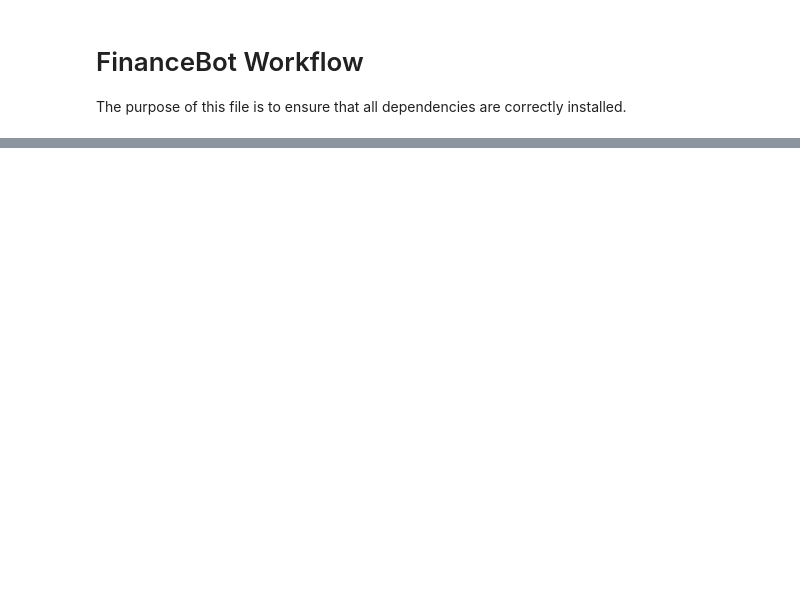
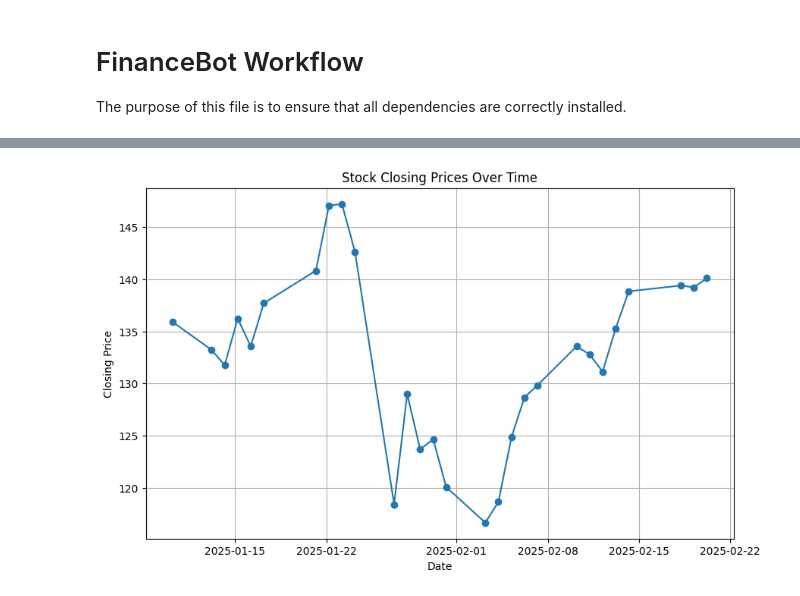
Before and after one commit to txpetrin/GenAI_Final, a Jupyter notebook: Code/Workflow/pipeline.ipynb, the cells around one changed output, grey strips where cells are left out. Drawn from its saved outputs; the diff is of its cells as text; code cells hidden in the pictures; blank space fills up the shorter version.

```diff
--- a/Code/Workflow/pipeline.ipynb
+++ b/Code/Workflow/pipeline.ipynb
@@ -123,0 +126,8 @@ pprint.pprint(response)
+# %%
+# Ensure the workflow is compiled before invoking
+chain = workflow.compile()
+
+# Invoke the workflow with the correct input format
+state = chain.invoke({"ticker": ["NVDA"]})
+# %% [output]
+[figure, added]
```
Also changed, not shown: parts of 17 cells of this notebook, 4 other files.
